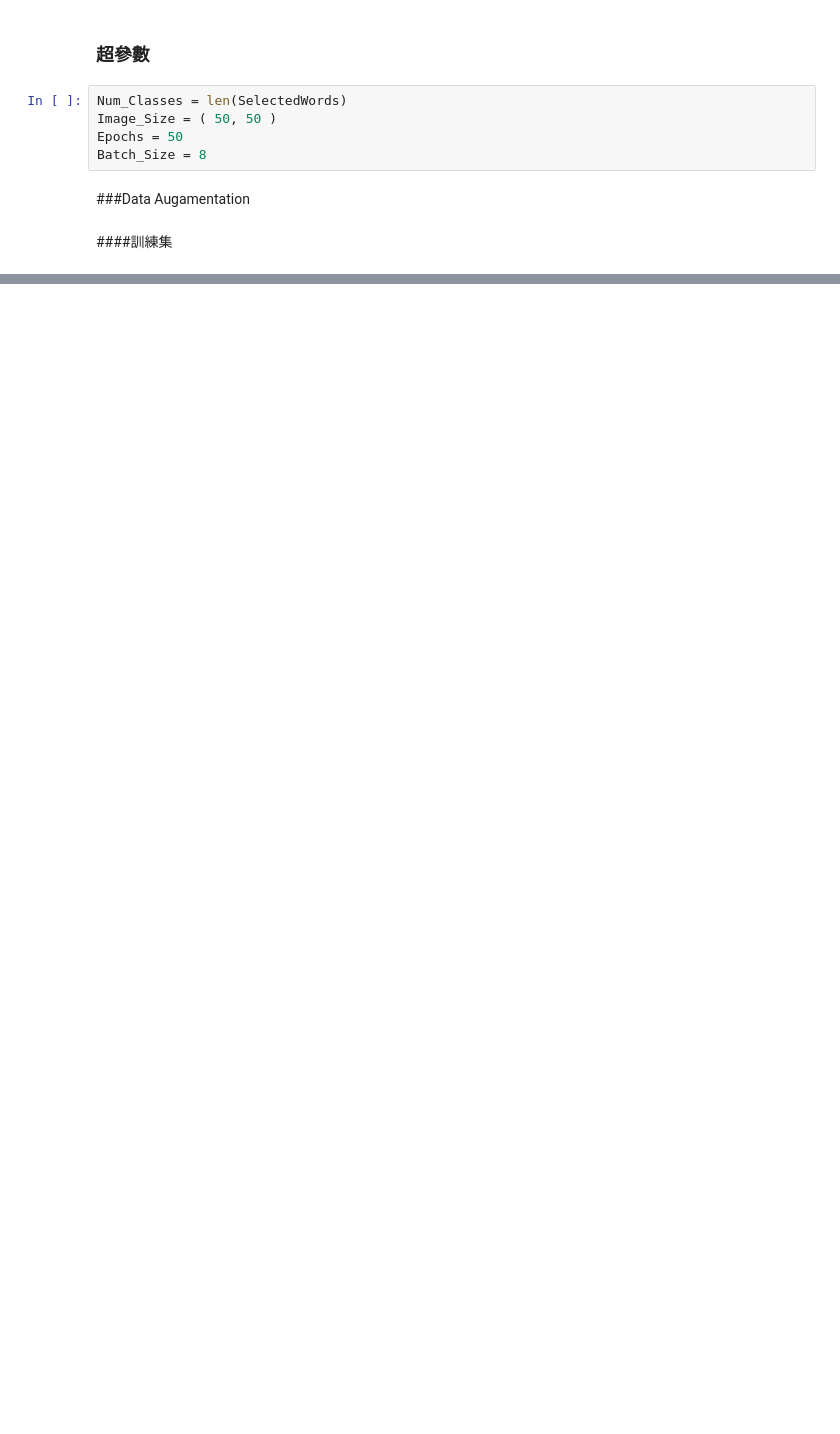
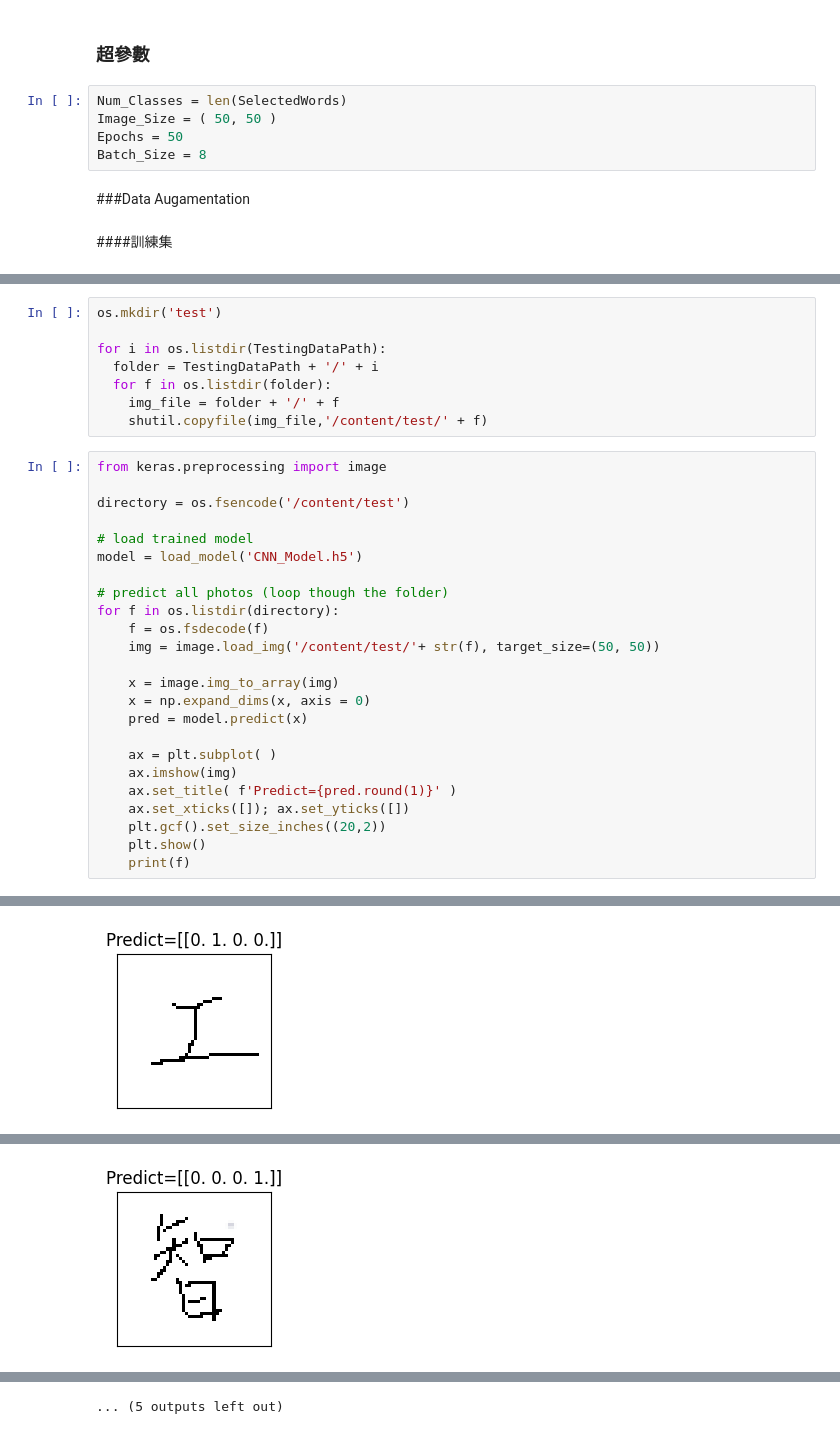
Before and after one commit to YannnLing/CHN_REC, a Jupyter notebook: Chinese_recog.ipynb, the cells around one changed output, grey strips where cells are left out. Cells and saved outputs as stored; diff of their text form; blank space fills up the shorter version.

```diff
--- a/Chinese_recog.ipynb
+++ b/Chinese_recog.ipynb
@@ -362,0 +442,33 @@ array([[[255, 255, 255],
+# %%
+os.mkdir('test')
+
+for i in os.listdir(TestingDataPath):
+  folder = TestingDataPath + '/' + i
+  for f in os.listdir(folder):
+    img_file = folder + '/' + f
+    shutil.copyfile(img_file,'/content/test/' + f)
+# %%
+from keras.preprocessing import image
+
+directory = os.fsencode('/content/test')
+
+# load trained model
+model = load_model('CNN_Model.h5')
+
+# predict all photos (loop though the folder)
+for f in os.listdir(directory):
+    f = os.fsdecode(f)
+    img = image.load_img('/content/test/'+ str(f), target_size=(50, 50))
+
+    x = image.img_to_array(img)
+    x = np.expand_dims(x, axis = 0)
+    pred = model.predict(x)
+
+    ax = plt.subplot( )
+    ax.imshow(img)
+    ax.set_title( f'Predict={pred.round(1)}' )
+    ax.set_xticks([]); ax.set_yticks([])
+    plt.gcf().set_size_inches((20,2))
+    plt.show()
+    print(f)
+# %% [output]
@@ -362,0 +476 @@ array([[[255, 255, 255],
+[figure, added]
@@ -362,0 +479 @@ array([[[255, 255, 255],
+[figure, added]
@@ -362,0 +492 @@ array([[[255, 255, 255],
+... (5 outputs left out)
```
Also changed, not shown: parts of 32 cells of this notebook.
